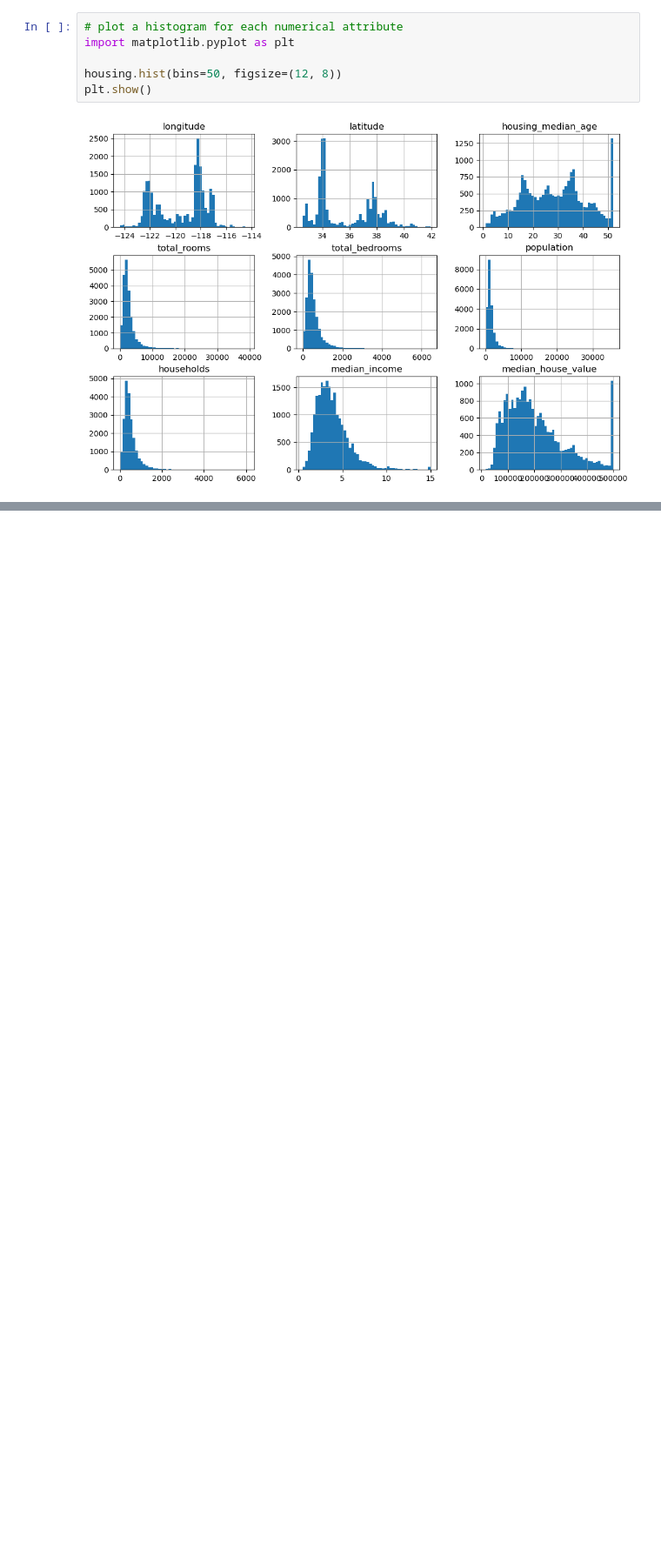
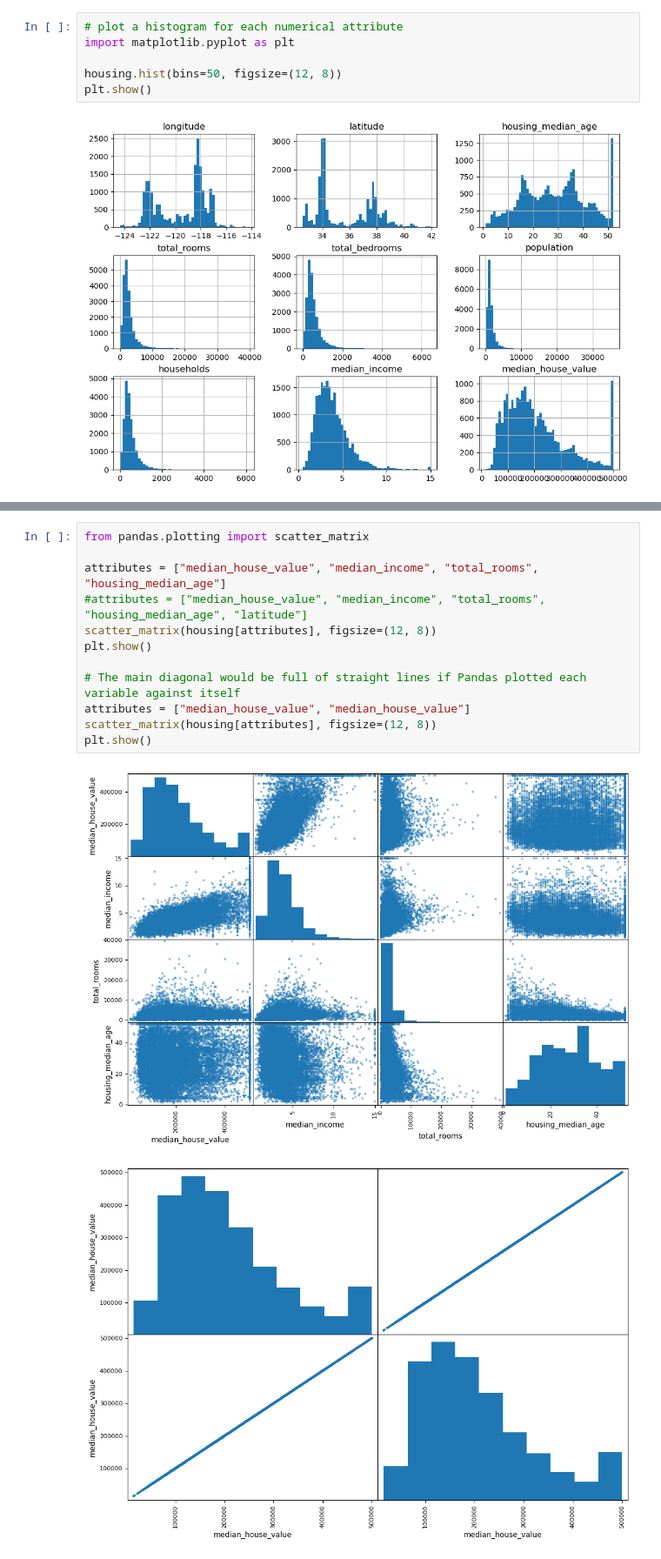
Before and after one commit to ikonglong/hands-on-ml-exercises, a Jupyter notebook: ch02.ipynb, the cells around one changed output, grey strips where cells are left out. Shown at 87% size. Drawn from its saved outputs; the diff is of its cells as text; blank space fills up the shorter version.

```diff
--- a/ch02.ipynb
+++ b/ch02.ipynb
@@ -63,0 +220,15 @@ plt.show()
+# %%
+from pandas.plotting import scatter_matrix
+
+attributes = ["median_house_value", "median_income", "total_rooms", "housing_median_age"]
+#attributes = ["median_house_value", "median_income", "total_rooms", "housing_median_age", "latitude"]
+scatter_matrix(housing[attributes], figsize=(12, 8))
+plt.show()
+
+# The main diagonal would be full of straight lines if Pandas plotted each variable against itself
+attributes = ["median_house_value", "median_house_value"]
+scatter_matrix(housing[attributes], figsize=(12, 8))
+plt.show()
+# %% [output]
+[figure, added]
+[figure, added]
```
Also changed, not shown: parts of 53 cells of this notebook, 8 other files.
